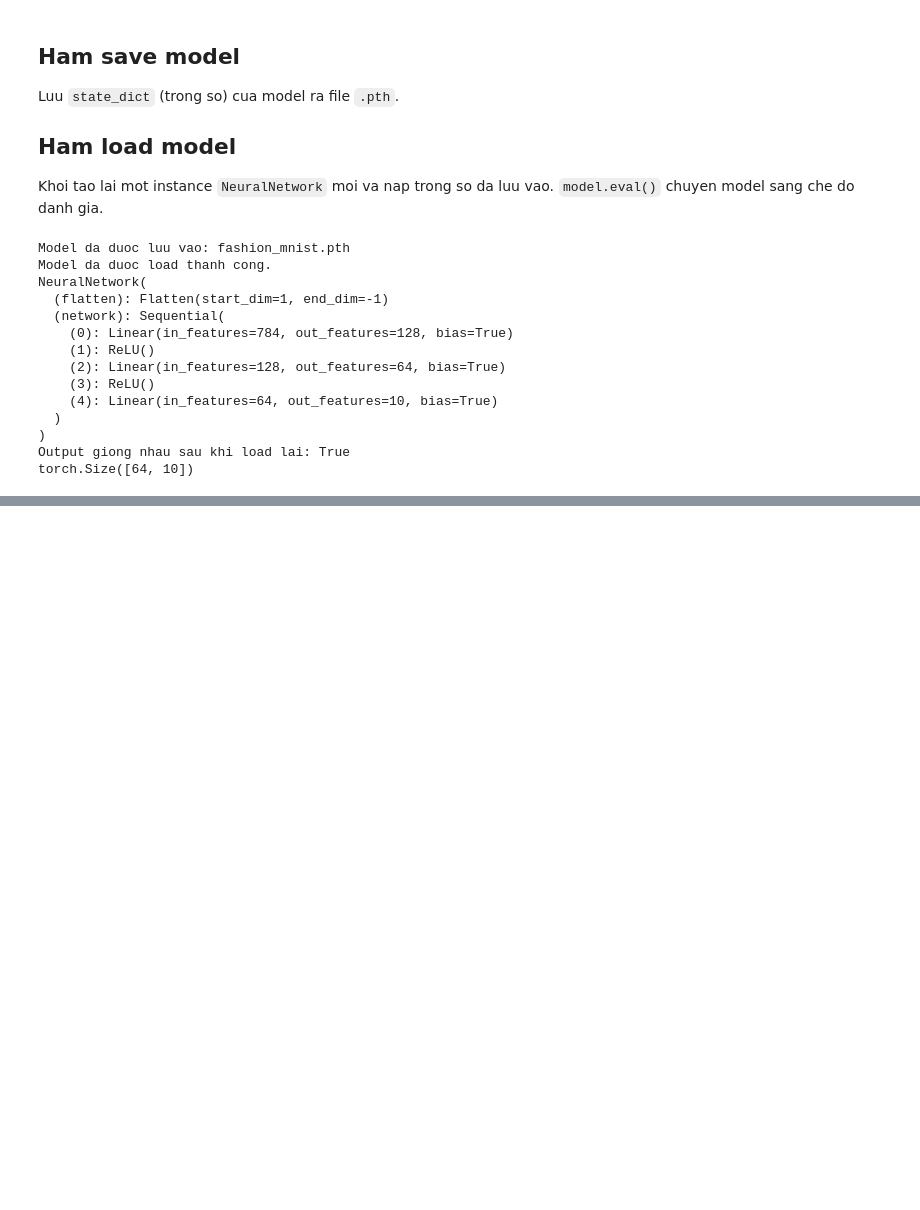
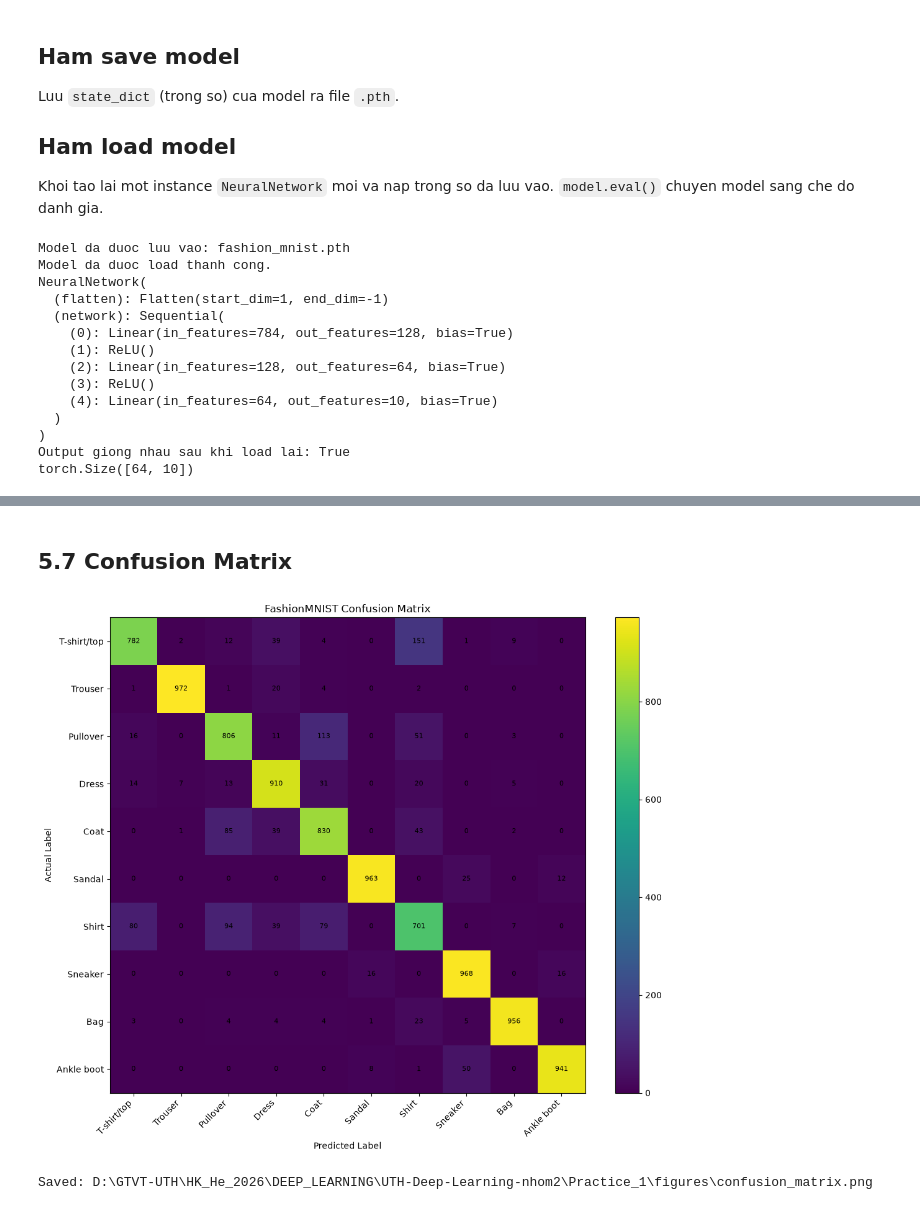
Before and after one commit to tanlen06-debug/UTH-Deep-Learning-nhom2, a Jupyter notebook: Practice_1/notebooks/Final_lab_1.ipynb, the cells around one changed output, grey strips where cells are left out. Drawn from its saved outputs; the diff is of its cells as text; code cells hidden in the pictures; blank space fills up the shorter version.

```diff
--- a/Practice_1/notebooks/Final_lab_1.ipynb
+++ b/Practice_1/notebooks/Final_lab_1.ipynb
@@ -688,0 +1289,14 @@ torch.Size([64, 10])
+# %%
+criterion = nn.CrossEntropyLoss()
+
+evaluation = evaluate_model(
+    model=model,
+    test_loader=test_loader,
+    criterion=criterion,
+    device=device,
+)
+
+print("EVALUATION RESULT")
+print("-" * 40)
+print(f"Test Loss    : {evaluation['test_loss']:.4f}")
+print(f"Test Accuracy: {evaluation['test_accuracy']:.2f}%")
@@ -688,0 +1347,42 @@ torch.Size([64, 10])
+# %% [markdown]
+## 5.7 Confusion Matrix
+# %%
+def build_confusion_matrix(labels, predictions, num_classes=10):
+    matrix = np.zeros((num_classes, num_classes), dtype=np.int64)
+    for actual, predicted in zip(labels, predictions):
+        matrix[actual, predicted] += 1
+    return matrix
+
+
+confusion_matrix = build_confusion_matrix(
+    labels_array,
+    predictions_array,
+    num_classes=len(CLASS_NAMES),
+)
+
+CONFUSION_MATRIX_PATH = FIGURE_DIR / "confusion_matrix.png"
+
+fig, ax = plt.subplots(figsize=(11, 9))
+image = ax.imshow(confusion_matrix)
+ax.set_title("FashionMNIST Confusion Matrix")
+ax.set_xlabel("Predicted Label")
+ax.set_ylabel("Actual Label")
+ax.set_xticks(range(len(CLASS_NAMES)))
+ax.set_yticks(range(len(CLASS_NAMES)))
+ax.set_xticklabels(CLASS_NAMES, rotation=45, ha="right")
+ax.set_yticklabels(CLASS_NAMES)
+
+for row in range(confusion_matrix.shape[0]):
+    for column in range(confusion_matrix.shape[1]):
+        ax.text(column, row, str(confusion_matrix[row, column]),
+                ha="center", va="center", fontsize=8)
+
+fig.colorbar(image, ax=ax)
+fig.tight_layout()
+fig.savefig(CONFUSION_MATRIX_PATH, dpi=300, bbox_inches="tight")
+plt.show()
+
+print("Saved:", CONFUSION_MATRIX_PATH)
+# %% [output]
+[figure, added]
+Saved: D:\GTVT-UTH\HK_He_2026\DEEP_LEARNING\UTH-Deep-Learning-nhom2\Practice_1\figures\confusion_matrix.png
```
Also changed, not shown: parts of 66 cells of this notebook, 8 other files.
